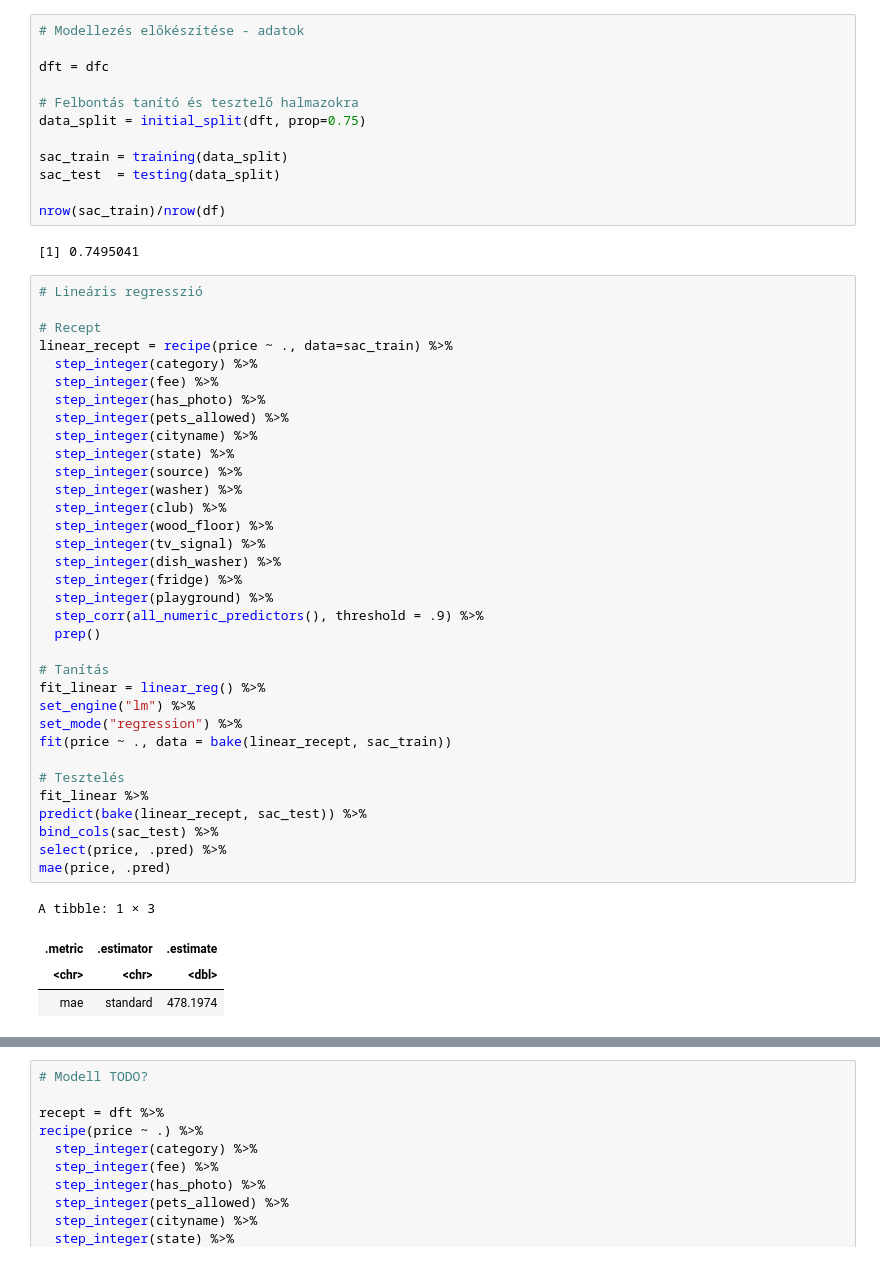
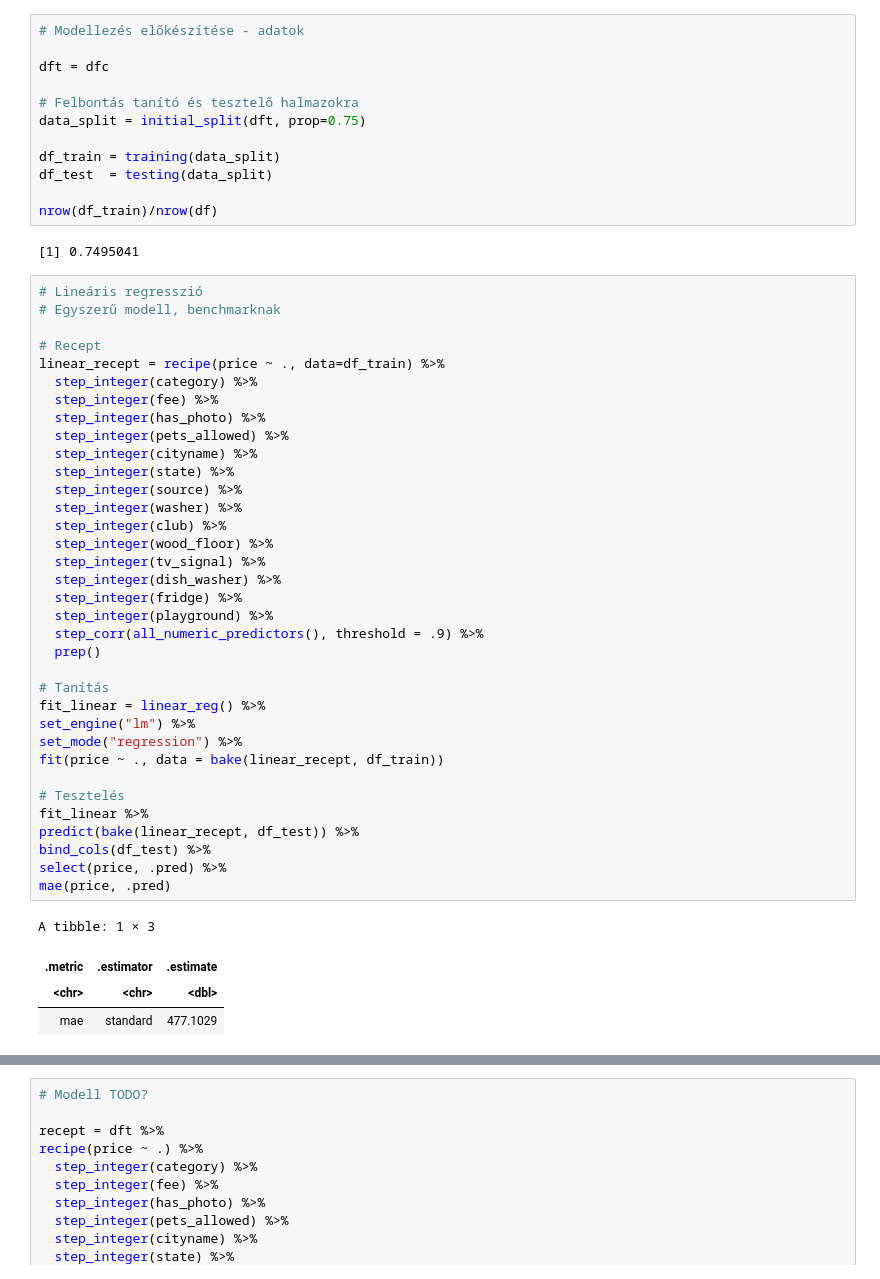
Before and after one commit to N0-0BIE/EX9BLV_ABTG, a Jupyter notebook: code/project.ipynb, the cells around one changed output, grey strips where cells are left out. Saved outputs shown, nothing was run; the diff lists cells and outputs as text.

```diff
--- a/code/project.ipynb
+++ b/code/project.ipynb
@@ -545,50 +531,51 @@ dft = dfc
 # Felbontás tanító és tesztelő halmazokra
 data_split = initial_split(dft, prop=0.75)
 
-sac_train = training(data_split)
-sac_test  = testing(data_split)
+df_train = training(data_split)
+df_test  = testing(data_split)
 
-nrow(sac_train)/nrow(df)
+nrow(df_train)/nrow(df)
 # %% [output]
 [1] 0.7495041
 # %%
 # Lineáris regresszió
+# Egyszerű modell, benchmarknak
 
 # Recept
-linear_recept = recipe(price ~ ., data=sac_train) %>%
+linear_recept = recipe(price ~ ., data=df_train) %>%
   step_integer(category) %>%
   step_integer(fee) %>%
   step_integer(has_photo) %>%
   step_integer(pets_allowed) %>%
   step_integer(cityname) %>%
   step_integer(state) %>%
   step_integer(source) %>%
   step_integer(washer) %>%
   step_integer(club) %>%
   step_integer(wood_floor) %>%
   step_integer(tv_signal) %>%
   step_integer(dish_washer) %>%
   step_integer(fridge) %>%
   step_integer(playground) %>%
   step_corr(all_numeric_predictors(), threshold = .9) %>%
   prep()
 
 # Tanítás
 fit_linear = linear_reg() %>%
 set_engine("lm") %>%
 set_mode("regression") %>%
-fit(price ~ ., data = bake(linear_recept, sac_train))
+fit(price ~ ., data = bake(linear_recept, df_train))
 
 # Tesztelés
 fit_linear %>%
-predict(bake(linear_recept, sac_test)) %>%
-bind_cols(sac_test) %>%
+predict(bake(linear_recept, df_test)) %>%
+bind_cols(df_test) %>%
 select(price, .pred) %>%
 mae(price, .pred)
 # %% [output]
 A tibble: 1 × 3
 | .metric | .estimator | .estimate |
 | <chr> | <chr> | <dbl> |
-| mae | standard | 478.1974 |
+| mae | standard | 477.1029 |
 # %%
 # KNN modell
```
Also changed, not shown: parts of 6 cells of this notebook.
